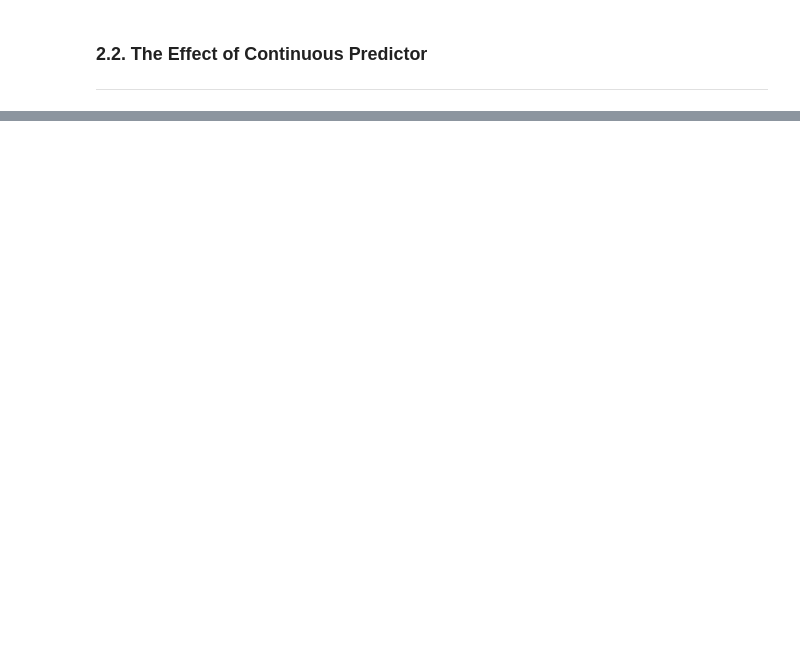
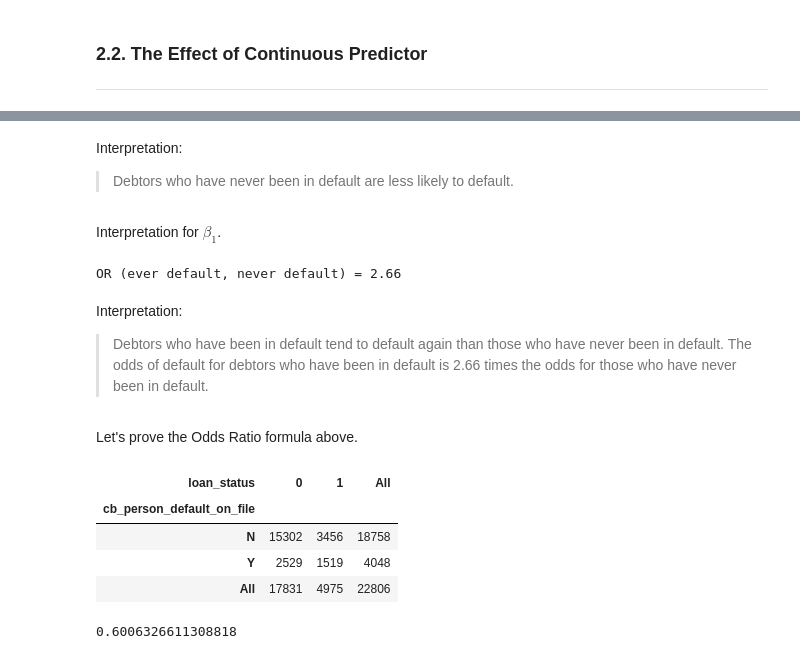
Before and after one commit to daniel-satria/credit_scoring, a Jupyter notebook: notebook/2.multiplePredictors.ipynb, the cells around one changed output, grey strips where cells are left out. Saved outputs shown, nothing was run; the diff lists cells and outputs as text; code cells hidden in the pictures; blank space fills up the shorter version.

```diff
--- a/notebook/2.multiplePredictors.ipynb
+++ b/notebook/2.multiplePredictors.ipynb
@@ -136,0 +270,9 @@ Change of 50 or 100 ml may be more realistic.
+# %%
+# Split response and predictors
+y = data[response_variable]
+X = data.drop(columns = [response_variable],
+              axis = 1)
+
+# Validate the splitting
+print('y shape :', y.shape)
+print('X shape :', X.shape)
@@ -136,0 +287,15 @@ Change of 50 or 100 ml may be more realistic.
+# %%
+from sklearn.model_selection import train_test_split
+
+# Split the data
+X_train, X_test, y_train, y_test = train_test_split(X,
+                                                    y,
+                                                    stratify = y,
+                                                    test_size = 0.3,
+                                                    random_state = 42)
+
+# Validate splitting
+print('X train shape :', X_train.shape)
+print('y train shape :', y_train.shape)
+print('X test shape  :', X_test.shape)
+print('y test shape  :', y_test.shape)
@@ -136,0 +323,8 @@ Change of 50 or 100 ml may be more realistic.
+# %%
+# Concatenate X_train and y_train as data_train
+data_train = pd.concat((X_train, y_train),
+                       axis = 1)
+
+# Validate data_train
+print('Train data shape:', data_train.shape)
+data_train.head()
@@ -136,0 +351,6 @@ Change of 50 or 100 ml may be more realistic.
+# %%
+# Define the response 'default' and binary predictor 'history'
+default = data_train[response_variable]
+history = data_train['cb_person_default_on_file']
+
+history.head()
@@ -136,0 +510,38 @@ Change of 50 or 100 ml may be more realistic.
+# %% [markdown]
+Interpretation:
+> Debtors who have never been in default are less likely to default.
+# %% [markdown]
+Interpretation for $\beta_{1}$.
+# %%
+# Calculate the OR between history_default=1 and history_default=0
+odds_ratio_history = np.exp(b1_history)
+
+print(f"OR (ever default, never default) = {odds_ratio_history[0][0]:.2f}")
+# %% [output]
+OR (ever default, never default) = 2.66
+# %% [markdown]
+Interpretation:
+> Debtors who have been in default tend to default again than those who have never been in default. The odds of default for debtors who have been in default is 2.66 times the odds for those who have never been in default.
+# %% [markdown]
+Let's prove the Odds Ratio formula above.
+# %%
+# Contingency table 'default' and 'history'
+crosstab_history = pd.crosstab(history,
+                               default,
+                               margins = True)
+crosstab_history
+# %% [output]
+| loan_status | 0 | 1 | All |
+| cb_person_default_on_file |  |  |  |
+| N | 15302 | 3456 | 18758 |
+| Y | 2529 | 1519 | 4048 |
+| All | 17831 | 4975 | 22806 |
+# %%
+# Calculate the odds of default for debtors who have been in default
+default_and_ever_default = crosstab_history[1]['Y']
+non_default_and_ever_default  = crosstab_history[0]['Y']
+
+odds_ever_default = default_and_ever_default/non_default_and_ever_default
+odds_ever_default
+# %% [output]
+0.6006326611308818
```
Also changed, not shown: parts of 44 cells of this notebook.
